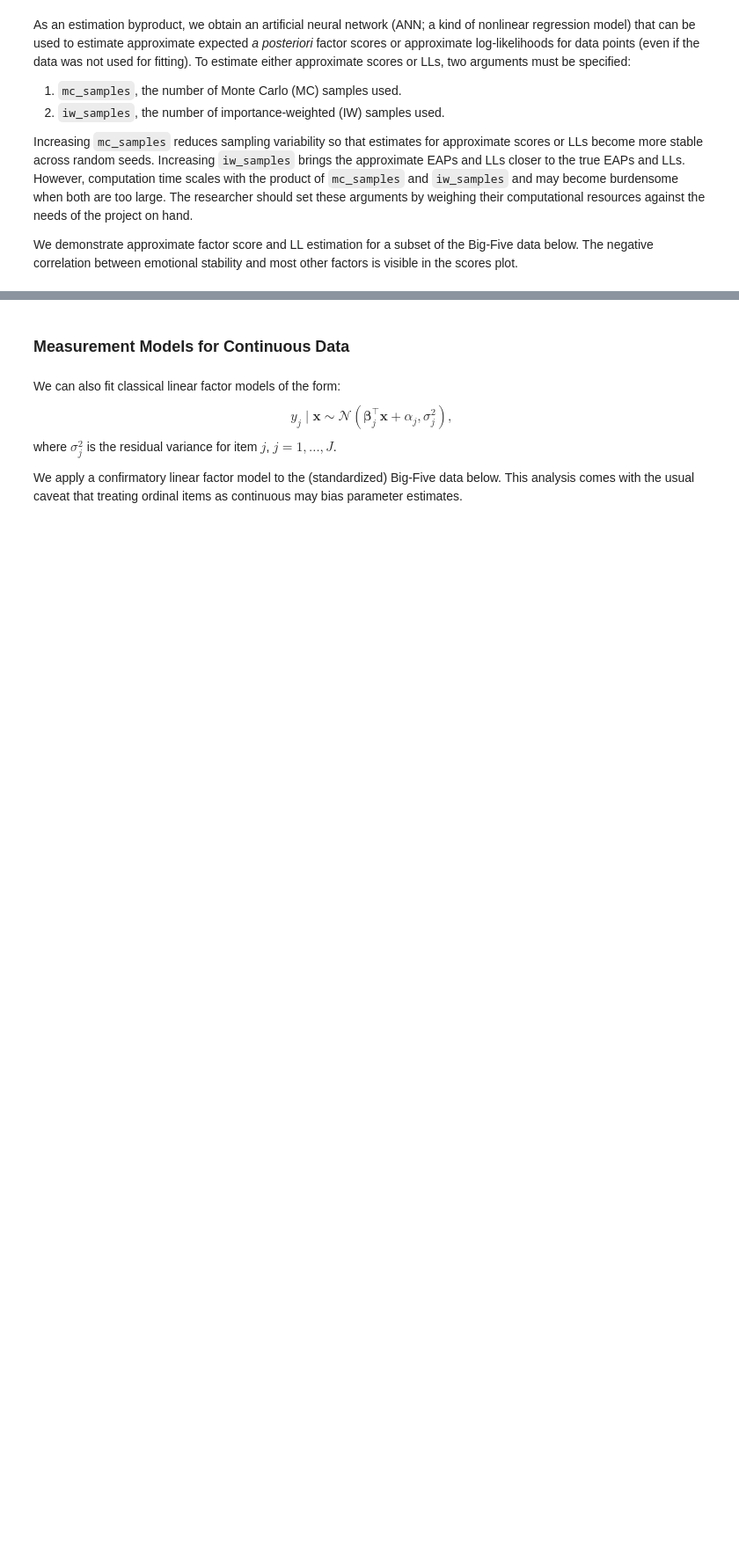
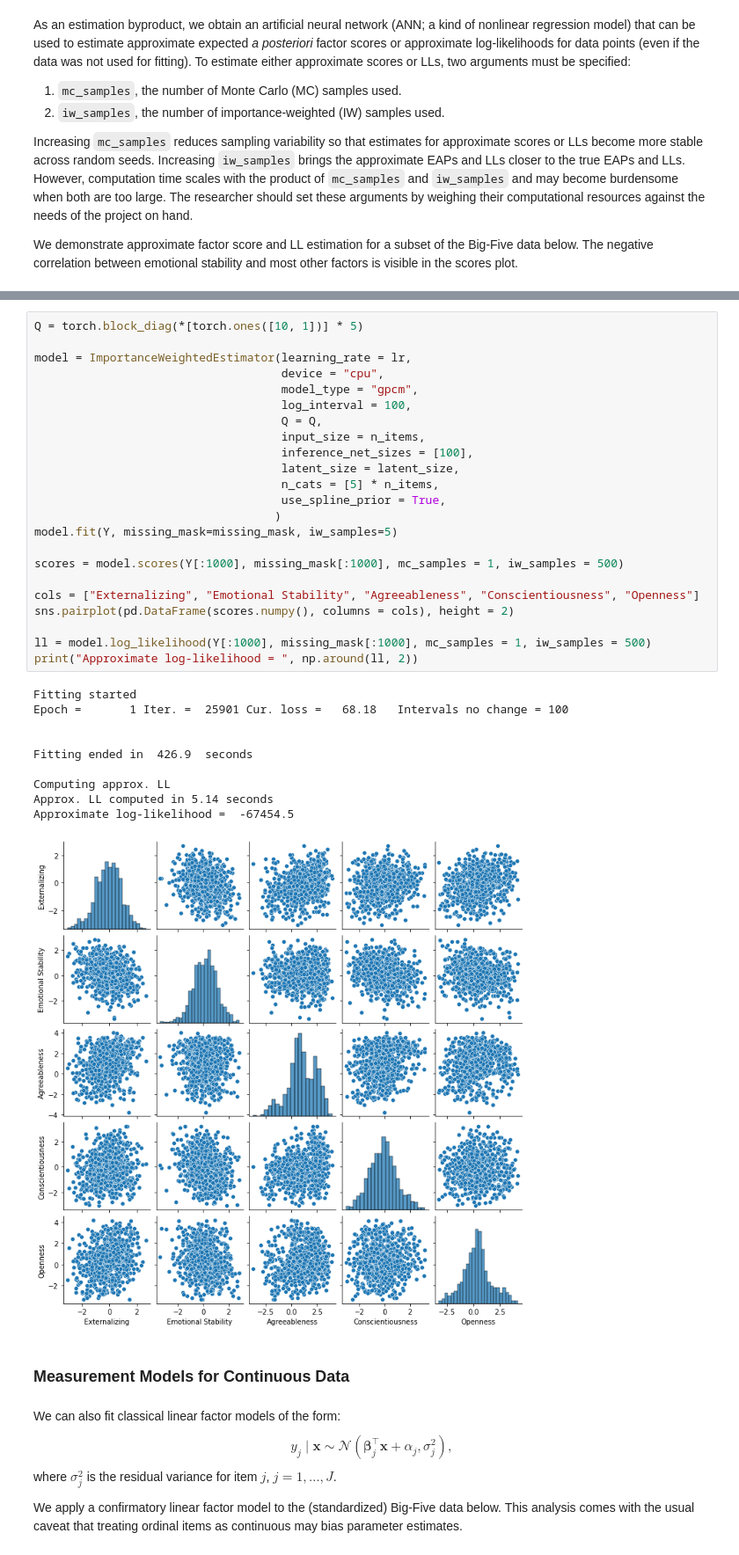
Before and after one commit to cjurban/deepirtools, a Jupyter notebook: big_5_tutorial.ipynb, the cells around one changed output, grey strips where cells are left out. Shown at 88% size. Saved outputs shown, nothing was run; the diff lists cells and outputs as text; blank space fills up the shorter version.

```diff
--- a/big_5_tutorial.ipynb
+++ b/big_5_tutorial.ipynb
@@ -310,3 +330,37 @@ Approximate log-likelihood =  -65845.75
+# %%
+Q = torch.block_diag(*[torch.ones([10, 1])] * 5)
+
+model = ImportanceWeightedEstimator(learning_rate = lr,
+                                    device = "cpu",
+                                    model_type = "gpcm",
+                                    log_interval = 100,
+                                    Q = Q,
+                                    input_size = n_items,
+                                    inference_net_sizes = [100],
+                                    latent_size = latent_size,
+                                    n_cats = [5] * n_items,
+                                    use_spline_prior = True,
+                                   )
+model.fit(Y, missing_mask=missing_mask, iw_samples=5)
+
+scores = model.scores(Y[:1000], missing_mask[:1000], mc_samples = 1, iw_samples = 500)
+
+cols = ["Externalizing", "Emotional Stability", "Agreeableness", "Conscientiousness", "Openness"]
+sns.pairplot(pd.DataFrame(scores.numpy(), columns = cols), height = 2)
+
+ll = model.log_likelihood(Y[:1000], missing_mask[:1000], mc_samples = 1, iw_samples = 500)
+print("Approximate log-likelihood = ", np.around(ll, 2))
+# %% [output]
+Fitting started
+Epoch =       1 Iter. =  25901 Cur. loss =   68.18   Intervals no change = 100
+
+
+Fitting ended in  426.9  seconds
+
+Computing approx. LL
+Approx. LL computed in 5.14 seconds
+Approximate log-likelihood =  -67454.5
+[figure, added]
 # %% [markdown]
 ### Measurement Models for Continuous Data
 # %% [markdown]
```
Also changed, not shown: parts of 10 cells of this notebook, 5 other files.
